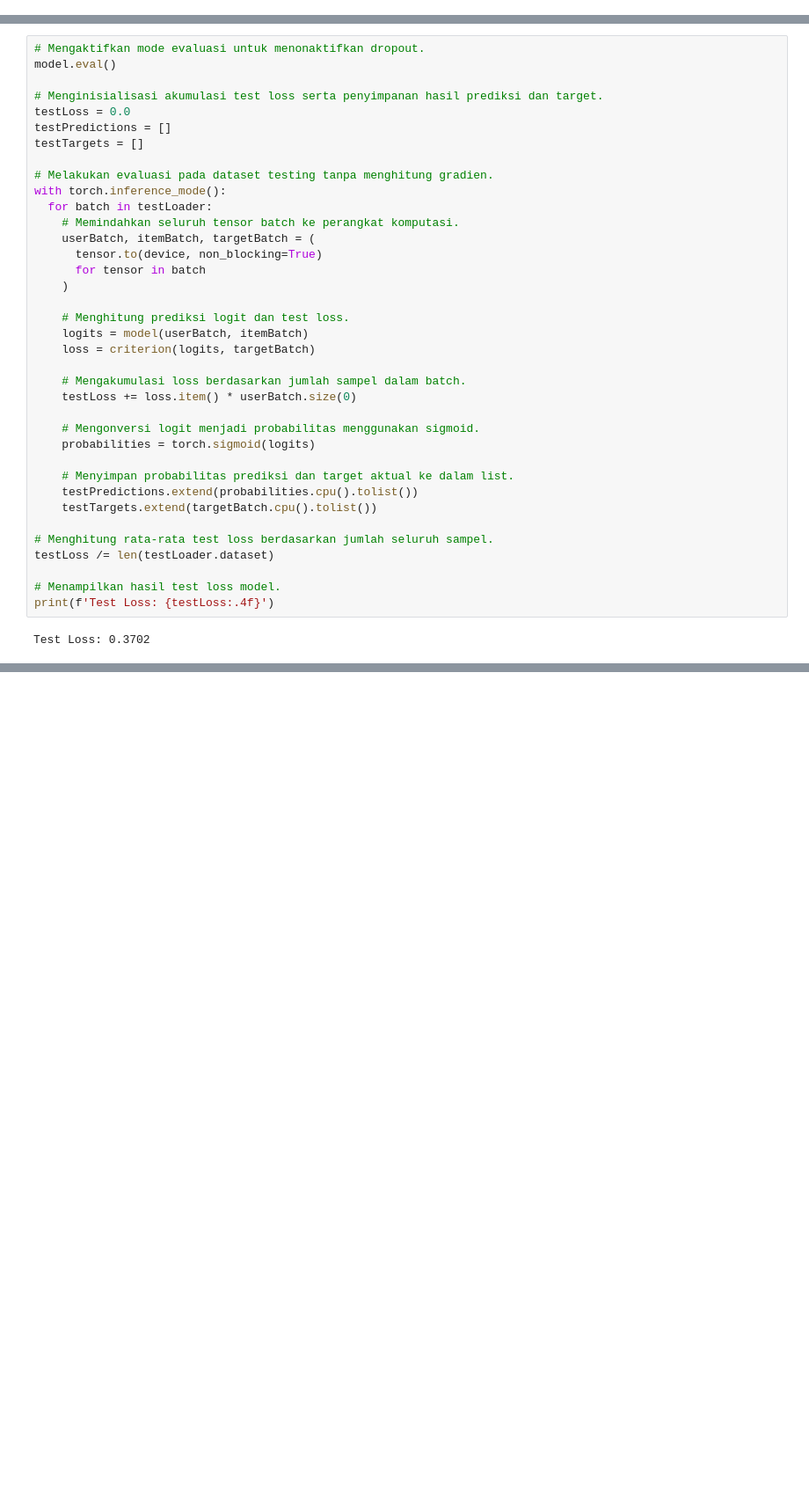
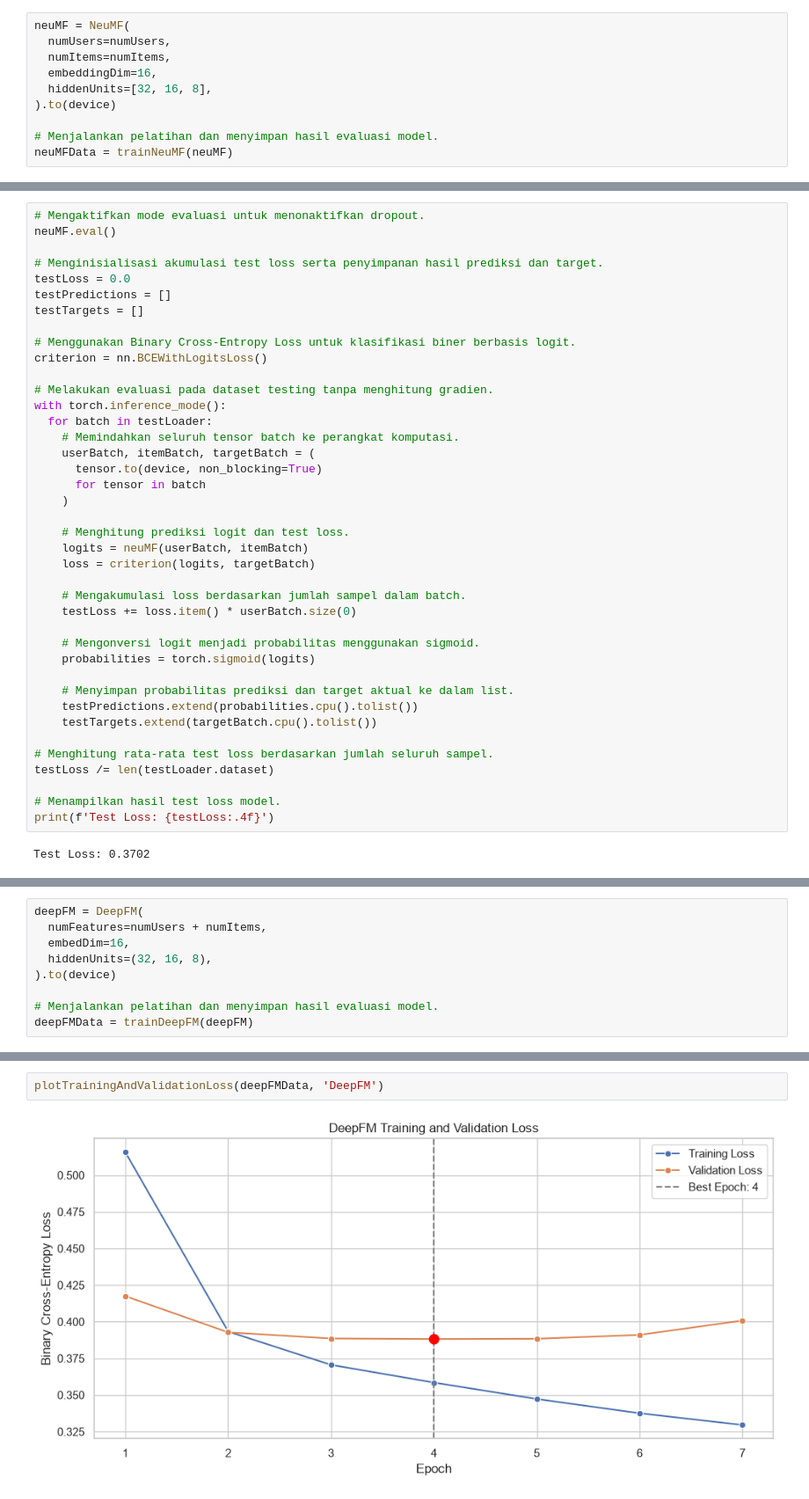
Before and after one commit to jjfreyy/recommendation-systems-handbook, a Jupyter notebook: src/07-deep_learning_based_recommendation.ipynb, the cells around one changed output, grey strips where cells are left out. Shown at 88% size. Saved outputs shown, nothing was run; the diff lists cells and outputs as text; blank space fills up the shorter version.

Commit message:
feat: implement DeepFM and update some code

```diff
--- a/src/07-deep_learning_based_recommendation.ipynb
+++ b/src/07-deep_learning_based_recommendation.ipynb
@@ -762,0 +795,10 @@ plt.show()
+# %%
+neuMF = NeuMF(
+  numUsers=numUsers,
+  numItems=numItems,
+  embeddingDim=16,
+  hiddenUnits=[32, 16, 8],
+).to(device)
+
+# Menjalankan pelatihan dan menyimpan hasil evaluasi model.
+neuMFData = trainNeuMF(neuMF)
@@ -763,11 +811,14 @@ plt.show()
 # %%
 # Mengaktifkan mode evaluasi untuk menonaktifkan dropout.
-model.eval()
+neuMF.eval()
 
 # Menginisialisasi akumulasi test loss serta penyimpanan hasil prediksi dan target.
 testLoss = 0.0
 testPredictions = []
 testTargets = []
+
+# Menggunakan Binary Cross-Entropy Loss untuk klasifikasi biner berbasis logit.
+criterion = nn.BCEWithLogitsLoss()
 
 # Melakukan evaluasi pada dataset testing tanpa menghitung gradien.
 with torch.inference_mode():
@@ -779,7 +830,7 @@ with torch.inference_mode():
     )
 
     # Menghitung prediksi logit dan test loss.
-    logits = model(userBatch, itemBatch)
+    logits = neuMF(userBatch, itemBatch)
     loss = criterion(logits, targetBatch)
 
     # Mengakumulasi loss berdasarkan jumlah sampel dalam batch.
@@ -841,0 +1483,9 @@ plt.show()
+# %%
+deepFM = DeepFM(
+  numFeatures=numUsers + numItems,
+  embedDim=16,
+  hiddenUnits=(32, 16, 8),
+).to(device)
+
+# Menjalankan pelatihan dan menyimpan hasil evaluasi model.
+deepFMData = trainDeepFM(deepFM)
@@ -841,0 +1494,4 @@ plt.show()
+# %%
+plotTrainingAndValidationLoss(deepFMData, 'DeepFM')
+# %% [output]
+[figure, added]
```
Also changed, not shown: parts of 14 cells of this notebook, 1 other file.
